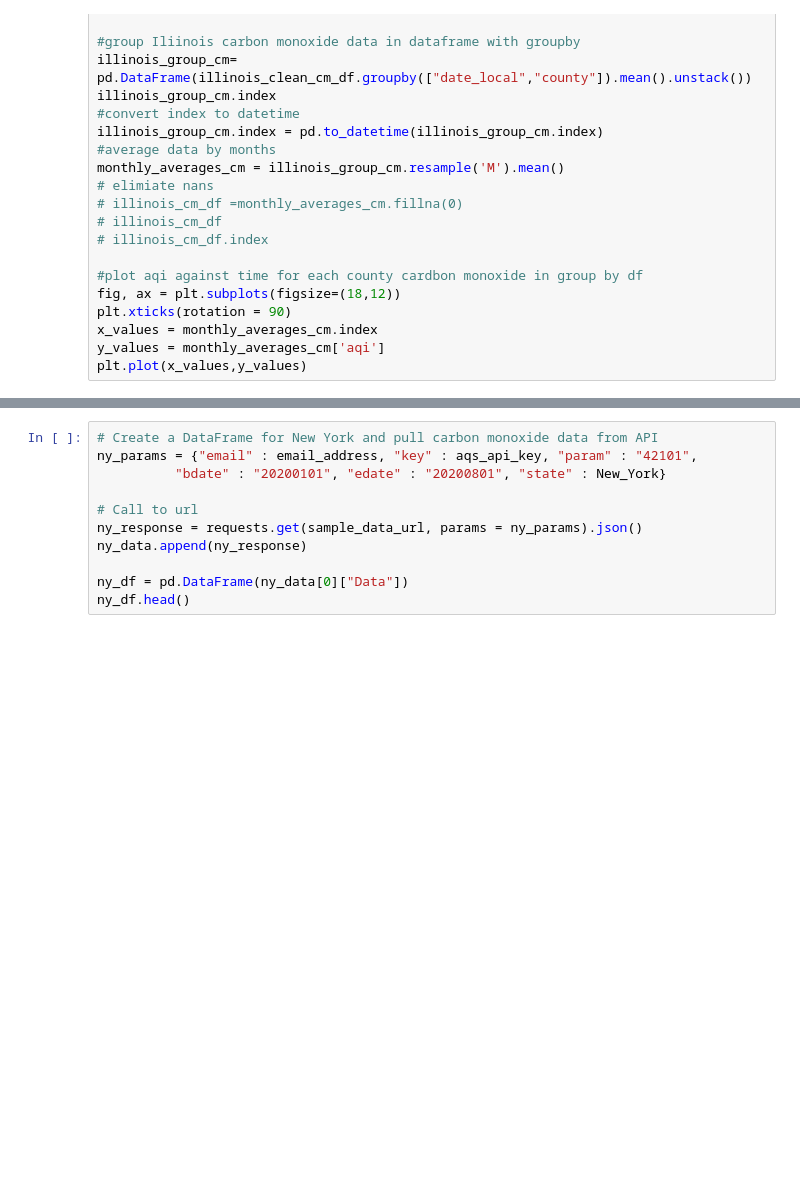
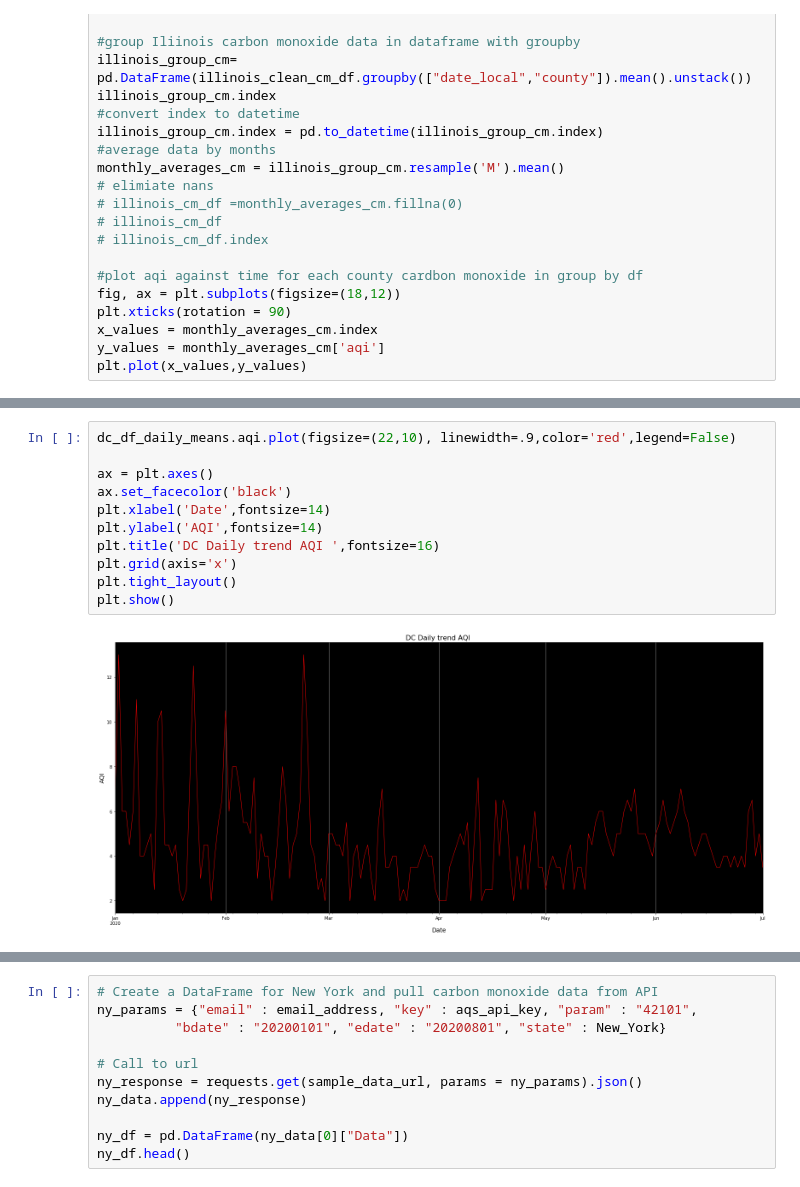
Before and after one commit to TrentELittle/BootcampProject1, a Jupyter notebook: project_main.ipynb, the cells around one changed output, grey strips where cells are left out. Saved outputs shown, nothing was run; the diff lists cells and outputs as text; blank space fills up the shorter version.

```diff
--- a/project_main.ipynb
+++ b/project_main.ipynb
@@ -289,0 +534,13 @@ dc_df.head()
+# %%
+dc_df_daily_means.aqi.plot(figsize=(22,10), linewidth=.9,color='red',legend=False)
+
+ax = plt.axes()
+ax.set_facecolor('black')
+plt.xlabel('Date',fontsize=14)
+plt.ylabel('AQI',fontsize=14)
+plt.title('DC Daily trend AQI ',fontsize=16)
+plt.grid(axis='x')
+plt.tight_layout()
+plt.show()
+# %% [output]
+[figure, added]
```
Also changed, not shown: parts of 37 cells of this notebook.
